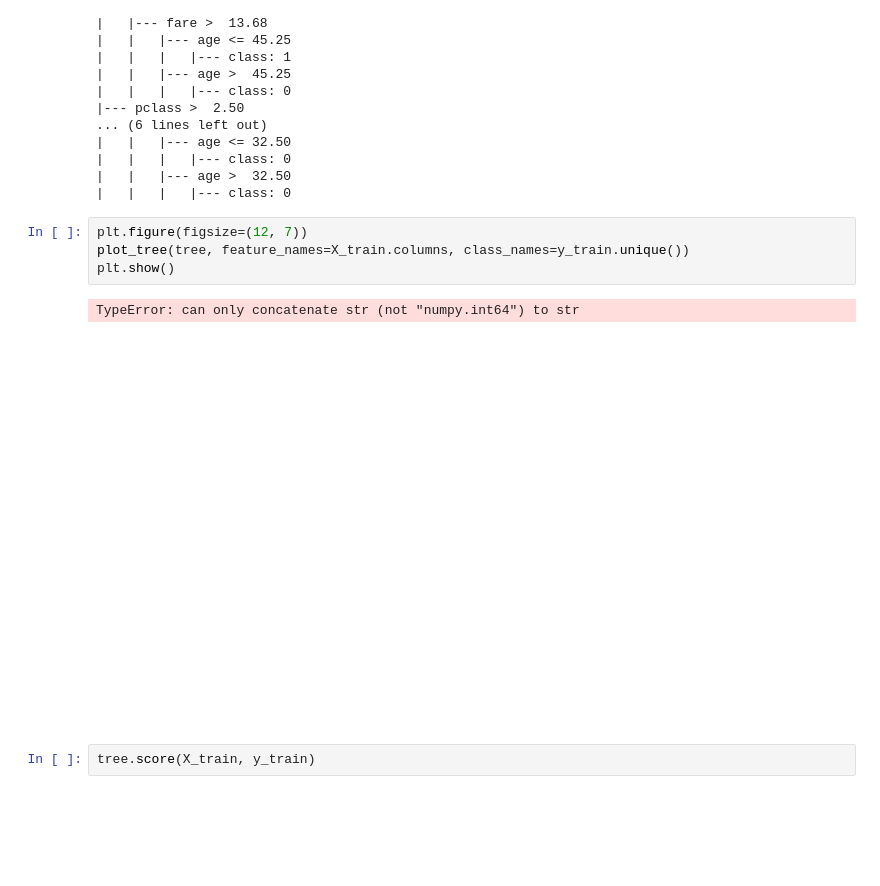
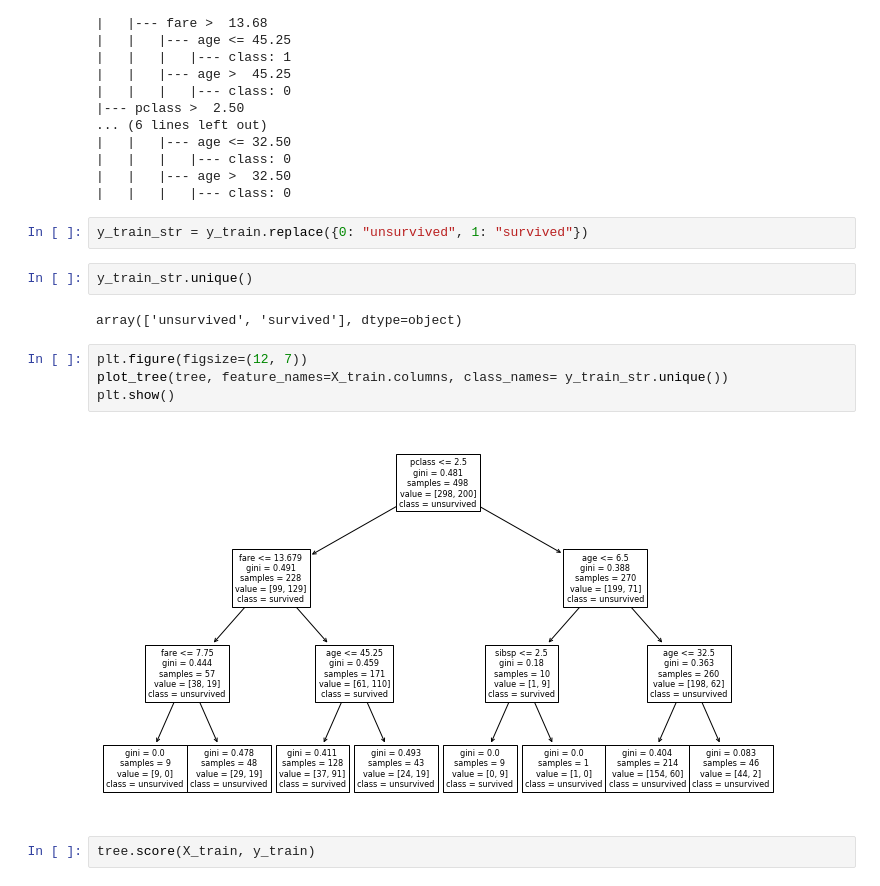
Before and after one commit to ellaxu43/classification-exercises, a Jupyter notebook: model.ipynb, the cells around one changed output. Cells and saved outputs as stored; diff of their text form; blank space fills up the shorter version.

```diff
--- a/model.ipynb
+++ b/model.ipynb
@@ -171,13 +188,18 @@ print(export_text(tree, feature_names=X_train.columns.tolist()))
 |   |   |   |--- class: 0
 |   |   |--- age >  32.50
 |   |   |   |--- class: 0
+# %%
+y_train_str = y_train.replace({0: "unsurvived", 1: "survived"})
+# %%
+y_train_str.unique()
+# %% [output]
+array(['unsurvived', 'survived'], dtype=object)
 # %%
 plt.figure(figsize=(12, 7))
-plot_tree(tree, feature_names=X_train.columns, class_names=y_train.unique())
+plot_tree(tree, feature_names=X_train.columns, class_names= y_train_str.unique())
 plt.show()
 # %% [output]
-TypeError: can only concatenate str (not "numpy.int64") to str
-[figure, old version]
+[figure, new version]
 # %%
 tree.score(X_train, y_train)
 # %% [output]
```
Also changed, not shown: parts of 30 cells of this notebook, 1 other file.
